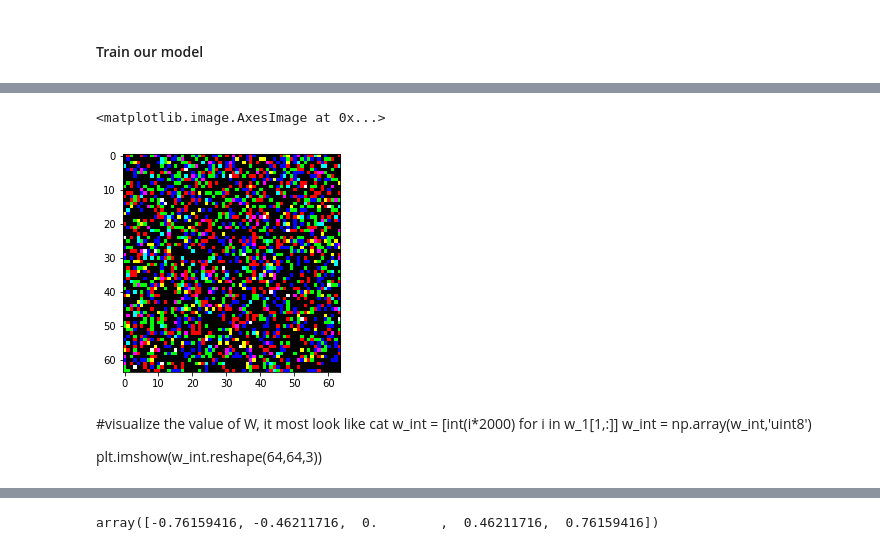
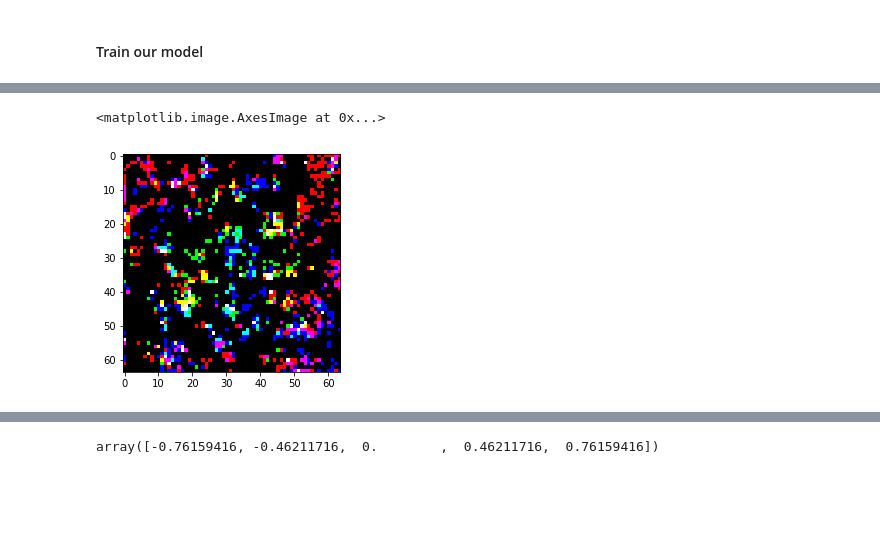
Before and after one commit to HemantharajM/machine_learning_tensorflow, a Jupyter notebook: Deep_learning/Week_4/Deep_nn_cat.ipynb, the cells around one changed output, grey strips where cells are left out. Drawn from its saved outputs; the diff is of its cells as text; code cells hidden in the pictures; blank space fills up the shorter version.

```diff
--- a/Deep_learning/Week_4/Deep_nn_cat.ipynb
+++ b/Deep_learning/Week_4/Deep_nn_cat.ipynb
@@ -63,17 +63,17 @@ Y = tf.placeholder(tf.float32, shape = [1,None], name = 'Output')
 deep_layer = 2
 node_layer = [4, 1]
 
-W1 = tf.Variable(tf.random_normal([4,feature], seed = 1)* .0001, tf.float32, name = 'Weight_layer_1')
-b1 = tf.Variable(tf.random_normal([4,1], seed = 1)* .0001, tf.float32, name = 'bias_layer_1')
+W1 = tf.Variable(tf.random_normal([50,feature], seed = 1)* .001, tf.float32, name = 'Weight_layer_1')
+b1 = tf.Variable(tf.random_normal([50,1], seed = 1)* .001, tf.float32, name = 'bias_layer_1')
 
-W2 = tf.Variable(tf.random_normal([4,4],seed = 1) * .01, tf.float32, name = 'Weigth_layer_2')
-b2 = tf.Variable(tf.random_normal([4,1], seed = 1), tf.float32, name = 'bias_layer_2')
+W2 = tf.Variable(tf.random_uniform([10,50],seed = 1) * .1, tf.float32, name = 'Weigth_layer_2')
+b2 = tf.Variable(tf.random_uniform([10,1], seed = 1) * 0.1, tf.float32, name = 'bias_layer_2')
 
-W3 = tf.Variable(tf.random_normal([4,4], seed = 2) * 1.0, tf.float32 , name = 'Weight_layer_3')
-b3 = tf.Variable(tf.random_normal([4,1], seed = 2) , tf.float32, name = 'bias_layer_3')
+W3 = tf.Variable(tf.random_normal([4,10], seed = 2) * .1, tf.float32 , name = 'Weight_layer_3')
+b3 = tf.Variable(tf.random_normal([4,1], seed = 2) * 0.1 , tf.float32, name = 'bias_layer_3')
 
-W4 = tf.Variable(tf.random_normal([1,4], seed = 3) * 1.0, tf.float32 , name = 'Weight_layer_4')
-b4 = tf.Variable(tf.random_normal([1,1], seed = 3) , tf.float32, name = 'bias_layer_4')
+W4 = tf.Variable(tf.random_uniform([1,4], seed = 3) * .1, tf.float32 , name = 'Weight_layer_4')
+b4 = tf.Variable(tf.random_uniform([1,1], seed = 3)* 0.1 , tf.float32, name = 'bias_layer_4')
 # %% [markdown]
 #### Calculate the forward and backward propagation
 # %%
@@ -81,13 +81,13 @@ b4 = tf.Variable(tf.random_normal([1,1], seed = 3) , tf.float32, name = 'bias_la
 A0 = X
 
 Z1 = tf.matmul(W1 , A0) + b1
-A1 = tf.sigmoid(Z1)
+A1 = tf.tanh(Z1)
 
 Z2 = tf.matmul(W2, A1) +  b2
-A2 = tf.sigmoid(Z2)
+A2 = tf.tanh(Z2)
 
 Z3 = tf.matmul(W3, A2) + b3
-A3 = tf.sigmoid(Z3)
+A3 = tf.tanh(Z3)
 
 Z4 = tf.matmul(W4, A3) + b4
 A4 = tf.sigmoid(Z4)
@@ -99,25 +99,25 @@ DW4 = tf.matmul(DZ4, tf.transpose(A3)) / (m)
 DB4 = tf.reduce_sum(DZ4, axis = 1, keep_dims = True) / (m)
 
 DA3 = tf.matmul(tf.transpose(W4), DZ4)
-DZ3 = tf.multiply(DA3, A3 *(1 - A3))
+DZ3 = tf.multiply(DA3, (1 - tf.square(A3)))
 DW3 = tf.matmul(DZ3, tf.transpose(A2)) / (m)
 DB3 = tf.reduce_sum(DZ3, axis = 1, keep_dims = True) / (m)
 
 DA2 = tf.matmul(tf.transpose(W3), DZ3 )
-DZ2 = tf.multiply(DA2, A2 * (1 - A2))
+DZ2 = tf.multiply(DA2, (1 - tf.square(A2)))
 DW2 = tf.matmul(DZ2, tf.transpose(A1)) / (m)
 DB2 = tf.reduce_sum(DZ2, axis = 1, keep_dims = True) / (m)
 
 DA1 = tf.matmul(tf.transpose(W2), DZ2)
-DZ1 = tf.multiply(DA1, A1 * (1 - A1))
+DZ1 = tf.multiply(DA1, (1 - tf.square(A1)))
 DW1 = tf.matmul(DZ1, tf.transpose(A0)) / (m)
 DB1 = tf.reduce_sum(DZ1, axis = 1, keep_dims = True) / (m)
 # %%
-epoch = 150
-batch_size = 16
-batch_iteration = 12
+epoch = 1500
+batch_size = 32
+batch_iteration = 6
 
-learning_rate = tf.constant(.03, name = 'learning_rate')
+learning_rate = tf.constant(.001, name = 'learning_rate')
 
 iteration_cost = []
 cost =tf.reduce_sum(Y * tf.log(A4) + (1 - Y) * tf.log(1 - A4)) * (-1)
@@ -148,9 +148,9 @@ with tf.Session() as sess:
     for i in range(epoch):
         for j in range(batch_iteration):
             sess.run([assign_w4, assign_b4,assign_w3, assign_b3, assign_w2, assign_b2, assign_w1, assign_b1], {X:X_train[:,j*batch_size:(j+1)* batch_size], Y:Y_train[:,j*batch_size:(j+1)*batch_size]})
-            iteration_cost.append(sess.run(cost, {X:X_train, Y:Y_train}))
+            iteration_cost.append(sess.run(cost, {X:X_train[:,j*batch_size:(j+1)*batch_size], Y:Y_train[:,j*batch_size:(j+1)*batch_size]}))
         sess.run([assign_w4, assign_b4,assign_w3, assign_b3, assign_w2, assign_b2, assign_w1, assign_b1], {X:X_train[:,198:], Y:Y_train[:,198:]})
-        iteration_cost.append(sess.run(cost, {X:X_train, Y:Y_train}))
+        iteration_cost.append(sess.run(cost, {X:X_train[:,198:], Y:Y_train[:,198:]}))
 
     w_1 = W1.eval()
     b_1 = b1.eval()
@@ -170,15 +168,9 @@ plt.plot(iteration_cost, 'r*')
 # %%
 #visualize the value of W, it most look like cat
-w_int = [int((i*10000) )for i in w_1[0,:]]
+w_int = [int(i*400) for i in w_1[3,:]]
 w_int = np.array(w_int,'uint8')
 
 plt.imshow(w_int.reshape(64,64,3))
 # %% [output]
 <matplotlib.image.AxesImage at 0x...>
-[figure, old version]
+[figure, new version]
-# %% [markdown]
-#visualize the value of W, it most look like cat
-w_int = [int(i*2000) for i in w_1[1,:]]
-w_int = np.array(w_int,'uint8')
-
-plt.imshow(w_int.reshape(64,64,3))
```
Also changed, not shown: parts of 20 cells of this notebook, 4 other files.
